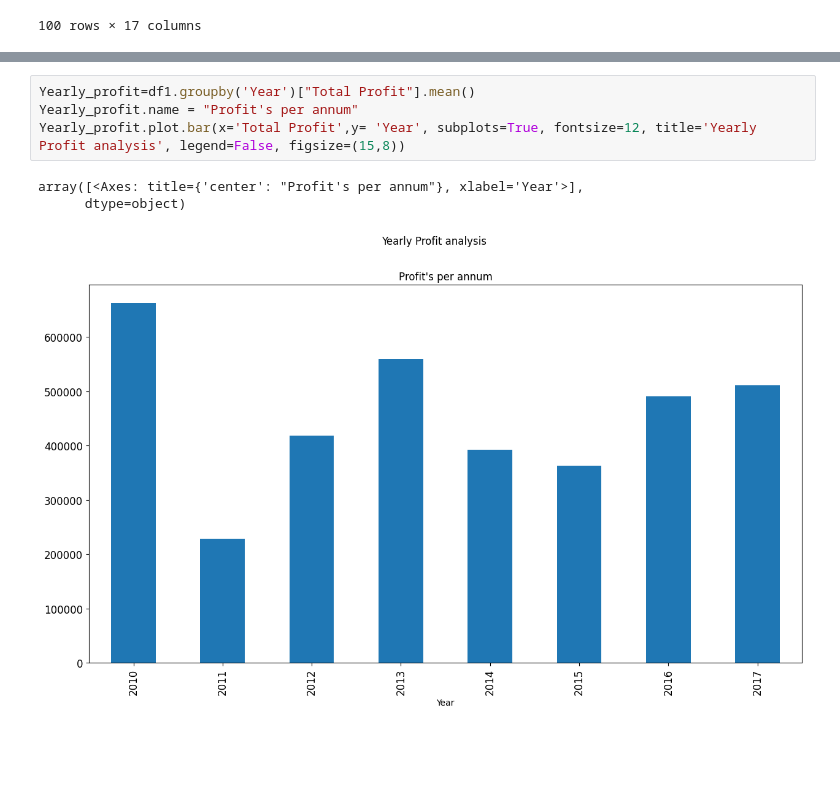
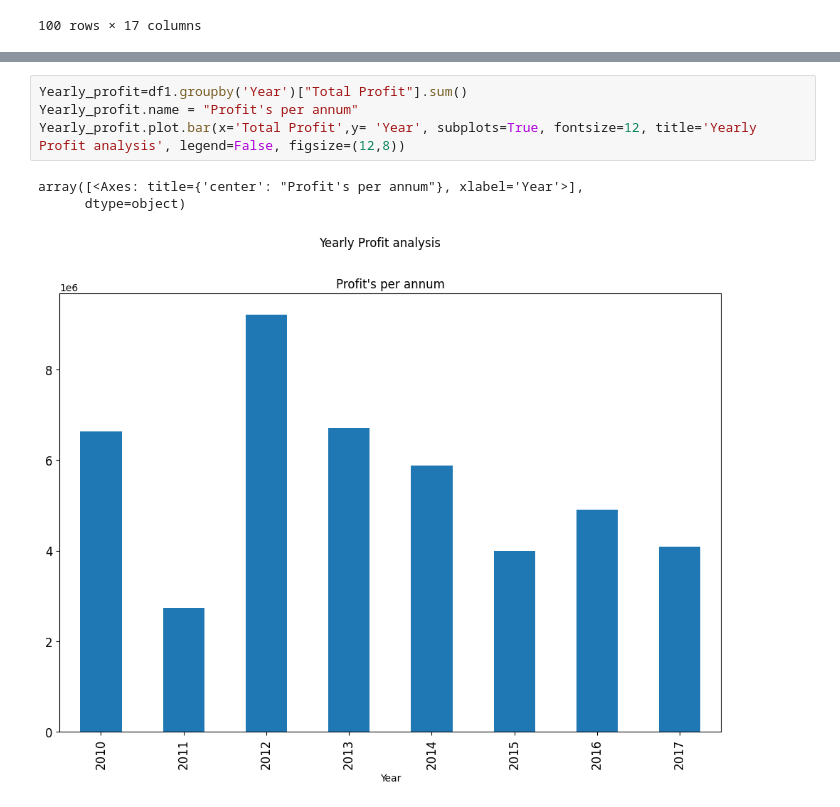
Before and after one commit to yash66gupta/Amazon-sales-data, a Jupyter notebook: Amazon_sales_data_analysis.ipynb, the cells around one changed output, grey strips where cells are left out. Saved outputs shown, nothing was run; the diff lists cells and outputs as text; blank space fills up the shorter version.

```diff
--- a/Amazon_sales_data_analysis.ipynb
+++ b/Amazon_sales_data_analysis.ipynb
@@ -337,9 +337,9 @@ array([<Axes: ylabel='Sales by Region'>], dtype=object)
 # %%
-Yearly_profit=df1.groupby('Year')["Total Profit"].mean()
+Yearly_profit=df1.groupby('Year')["Total Profit"].sum()
 Yearly_profit.name = "Profit's per annum"
-Yearly_profit.plot.bar(x='Total Profit',y= 'Year', subplots=True, fontsize=12, title='Yearly Profit analysis', legend=False, figsize=(15,8))
+Yearly_profit.plot.bar(x='Total Profit',y= 'Year', subplots=True, fontsize=12, title='Yearly Profit analysis', legend=False, figsize=(12,8))
 # %% [output]
 array([<Axes: title={'center': "Profit's per annum"}, xlabel='Year'>],
       dtype=object)
-[figure, old version]
+[figure, new version]
 # %%
```
Also changed, not shown: parts of 7 cells of this notebook.
